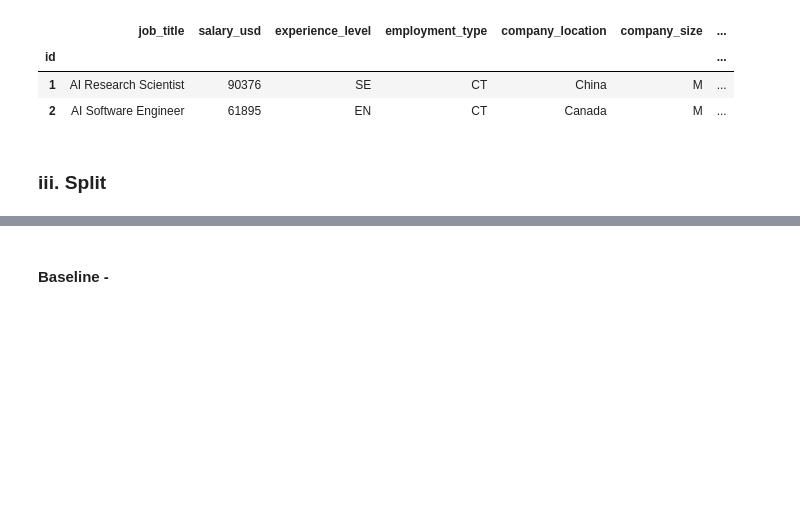
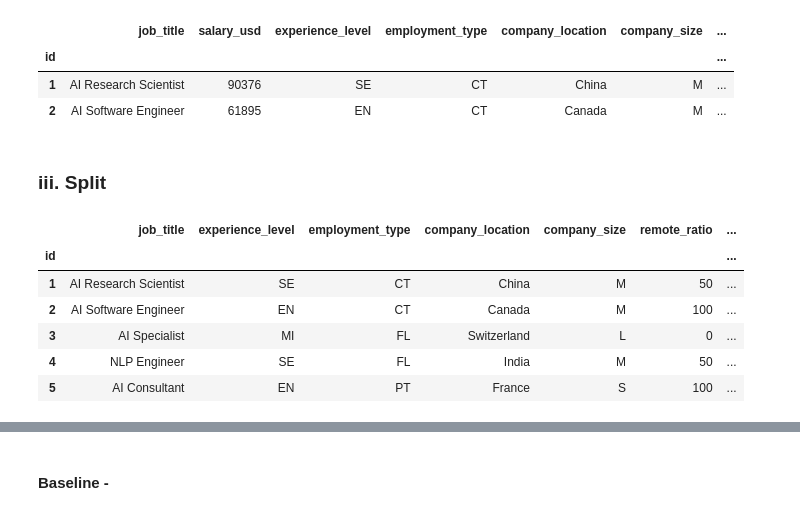
Before and after one commit to Sevenwings26/Global-AI-Job-Salary-Prediction-Using-Linear-Regression, a Jupyter notebook: ai_jobs_explore.ipynb, the cells around one changed output, grey strips where cells are left out. Saved outputs shown, nothing was run; the diff lists cells and outputs as text; code cells hidden in the pictures; blank space fills up the shorter version.

```diff
--- a/ai_jobs_explore.ipynb
+++ b/ai_jobs_explore.ipynb
@@ -424,4 +425,12 @@ X = df.drop(columns="salary_usd")
 y = df["salary_usd"]
 # %%
 # df.nunique()
-# X.head()
+X.head()
+# %% [output]
+|  | job_title | experience_level | employment_type | company_location | company_size | remote_ratio | ... |
+| id |  |  |  |  |  |  | ... |
+| 1 | AI Research Scientist | SE | CT | China | M | 50 | ... |
+| 2 | AI Software Engineer | EN | CT | Canada | M | 100 | ... |
+| 3 | AI Specialist | MI | FL | Switzerland | L | 0 | ... |
+| 4 | NLP Engineer | SE | FL | India | M | 50 | ... |
+| 5 | AI Consultant | EN | PT | France | S | 100 | ... |
```
Also changed, not shown: parts of 13 cells of this notebook, 3 other files.
